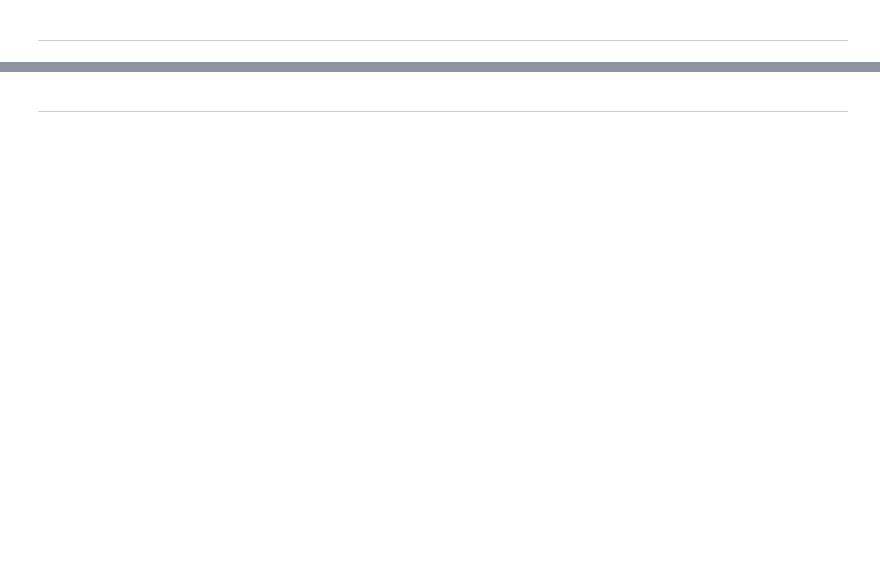
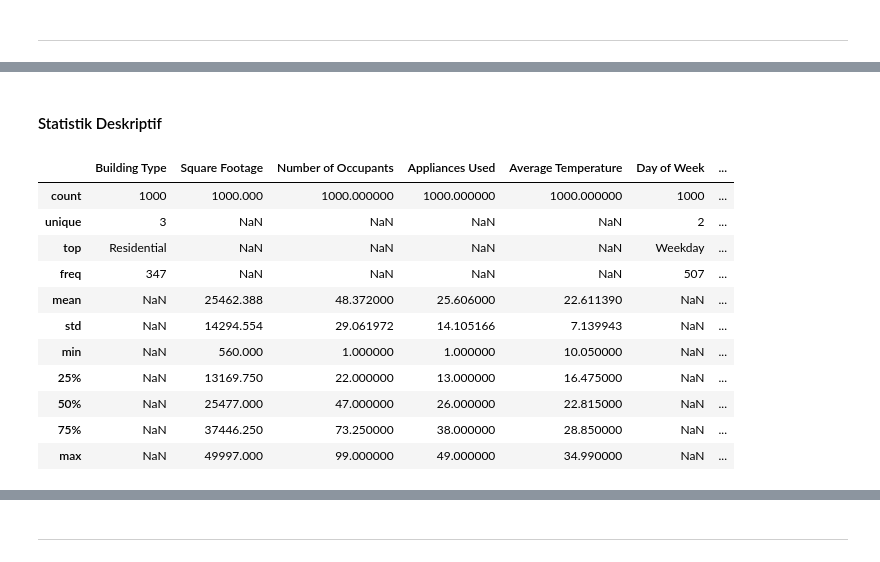
Before and after one commit to wicaksonohanif/FGD_ATA_2425_Regression, a Jupyter notebook: notebook/FGD_regrssion.ipynb, the cells around one changed output, grey strips where cells are left out. Saved outputs shown, nothing was run; the diff lists cells and outputs as text; code cells hidden in the pictures; blank space fills up the shorter version.

```diff
--- a/notebook/FGD_regrssion.ipynb
+++ b/notebook/FGD_regrssion.ipynb
@@ -24,0 +89,17 @@
+# %% [markdown]
+#### Statistik Deskriptif
+# %%
+df.describe(include="all")
+# %% [output]
+|  | Building Type | Square Footage | Number of Occupants | Appliances Used | Average Temperature | Day of Week | ... |
+| count | 1000 | 1000.000 | 1000.000000 | 1000.000000 | 1000.000000 | 1000 | ... |
+| unique | 3 | NaN | NaN | NaN | NaN | 2 | ... |
+| top | Residential | NaN | NaN | NaN | NaN | Weekday | ... |
+| freq | 347 | NaN | NaN | NaN | NaN | 507 | ... |
+| mean | NaN | 25462.388 | 48.372000 | 25.606000 | 22.611390 | NaN | ... |
+| std | NaN | 14294.554 | 29.061972 | 14.105166 | 7.139943 | NaN | ... |
+| min | NaN | 560.000 | 1.000000 | 1.000000 | 10.050000 | NaN | ... |
+| 25% | NaN | 13169.750 | 22.000000 | 13.000000 | 16.475000 | NaN | ... |
+| 50% | NaN | 25477.000 | 47.000000 | 26.000000 | 22.815000 | NaN | ... |
+| 75% | NaN | 37446.250 | 73.250000 | 38.000000 | 28.850000 | NaN | ... |
+| max | NaN | 49997.000 | 99.000000 | 49.000000 | 34.990000 | NaN | ... |
```
Also changed, not shown: parts of 55 cells of this notebook.
